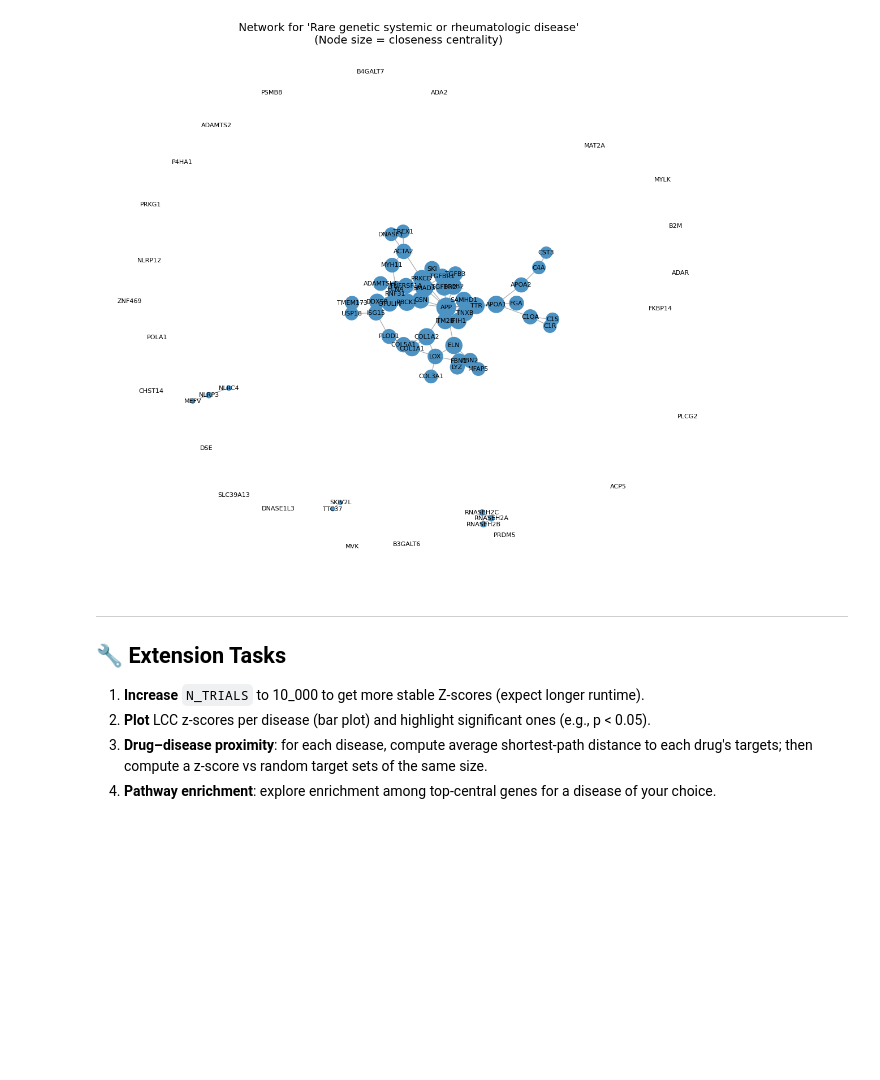
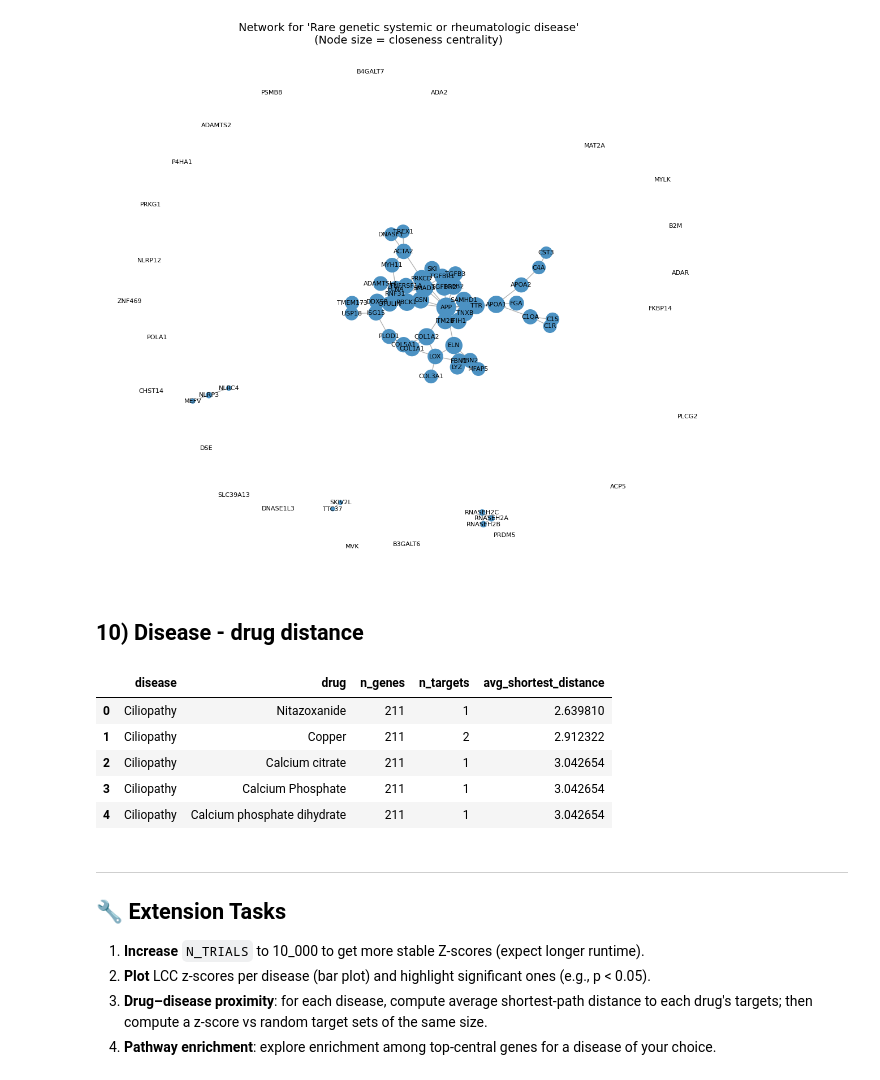
Before and after one commit to jpazmandi/network_analysis_exercise, a Jupyter notebook: Network_Analysis_Student_Exercise.ipynb, the cells around one changed output. Saved outputs shown, nothing was run; the diff lists cells and outputs as text; code cells hidden in the pictures; blank space fills up the shorter version.

```diff
--- a/Network_Analysis_Student_Exercise.ipynb
+++ b/Network_Analysis_Student_Exercise.ipynb
@@ -353,6 +353,58 @@ else:
     plt.show()
 # %% [output]
 [figure]
+# %% [markdown]
+## 10) Disease - drug distance
+# %%
+from itertools import product
+import numpy as np
+
+results = []
+
+# Convert once for efficiency
+all_nodes = set(G.nodes())
+
+for disease, genes in disease_to_genes.items():
+    genes_in_net = set(genes).intersection(all_nodes)
+    if len(genes_in_net) == 0:
+        continue  # skip disease with no network coverage
+
+    for drug, targets in drug_to_targets.items():
+        targets_in_net = set(targets).intersection(all_nodes)
+        if len(targets_in_net) == 0:
+            continue  # skip drugs with no network-mapped targets
+
+        # Compute all pairwise shortest path distances
+        distances = []
+        for g, t in product(genes_in_net, targets_in_net):
+            try:
+                d = nx.shortest_path_length(G, g, t)
+                distances.append(d)
+            except nx.NetworkXNoPath:
+                continue  # skip pairs that are not connected
+
+        if len(distances) == 0:
+            avg_distance = np.nan  # no connectivity
+        else:
+            avg_distance = np.mean(distances)
+
+        results.append({
+            "disease": disease,
+            "drug": drug,
+            "n_genes": len(genes_in_net),
+            "n_targets": len(targets_in_net),
+            "avg_shortest_distance": avg_distance
+        })
+
+drug_distance_df = pd.DataFrame(results)
+drug_distance_df.head()
+# %% [output]
+|  | disease | drug | n_genes | n_targets | avg_shortest_distance |
+| 0 | Ciliopathy | Nitazoxanide | 211 | 1 | 2.639810 |
+| 1 | Ciliopathy | Copper | 211 | 2 | 2.912322 |
+| 2 | Ciliopathy | Calcium citrate | 211 | 1 | 3.042654 |
+| 3 | Ciliopathy | Calcium Phosphate | 211 | 1 | 3.042654 |
+| 4 | Ciliopathy | Calcium phosphate dihydrate | 211 | 1 | 3.042654 |
 # %% [markdown]
 
 ---
```
